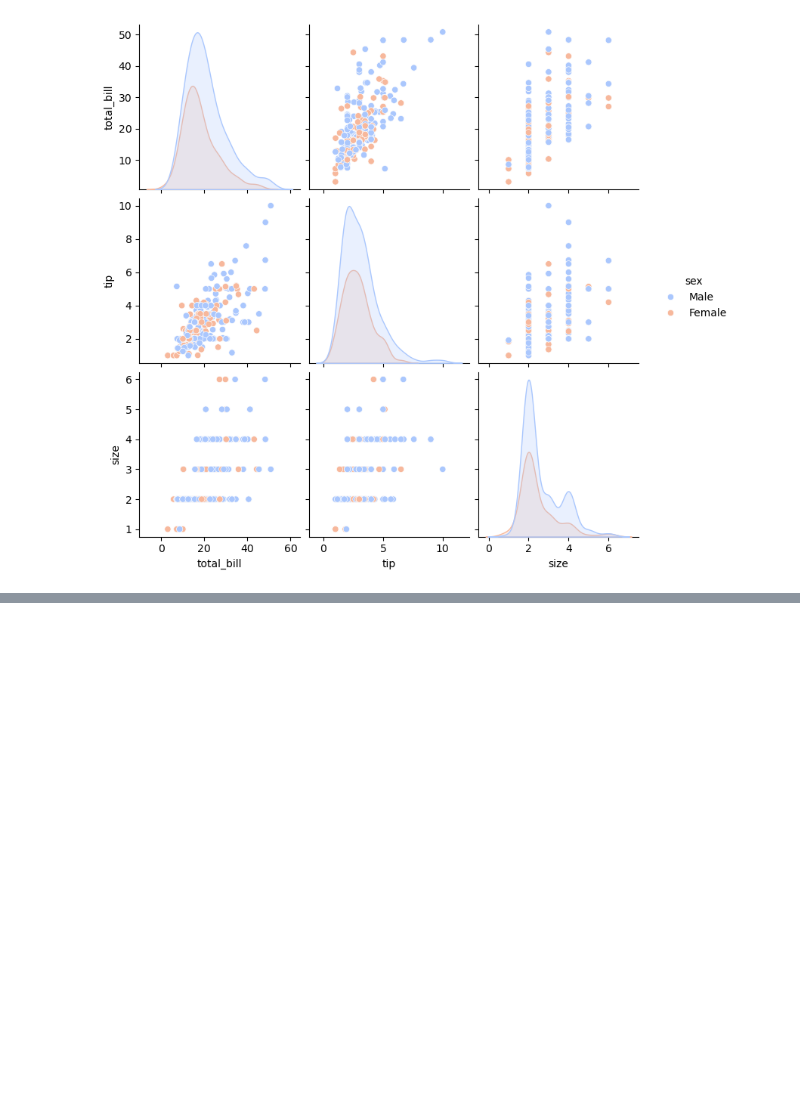
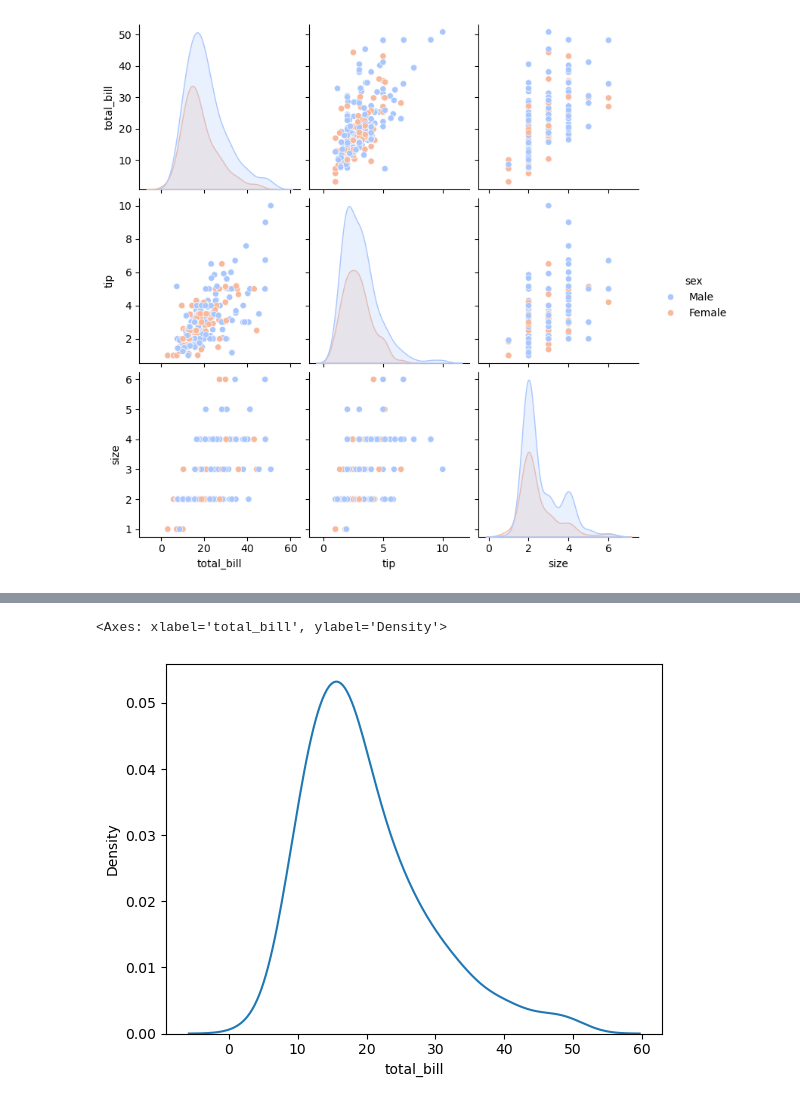
Before and after one commit to Malinda1/machine-learning_course_01, a Jupyter notebook: data_visualization/seaborn.ipynb, the cells around one changed output, grey strips where cells are left out. Drawn from its saved outputs; the diff is of its cells as text; code cells hidden in the pictures; blank space fills up the shorter version.

```diff
--- a/data_visualization/seaborn.ipynb
+++ b/data_visualization/seaborn.ipynb
@@ -55,0 +61,5 @@ sns.pairplot(tips, hue = 'sex', palette = 'coolwarm')
+# %%
+sns.kdeplot(tips['total_bill'])
+# %% [output]
+<Axes: xlabel='total_bill', ylabel='Density'>
+[figure, added]
```
Also changed, not shown: parts of 1 cell of this notebook.
